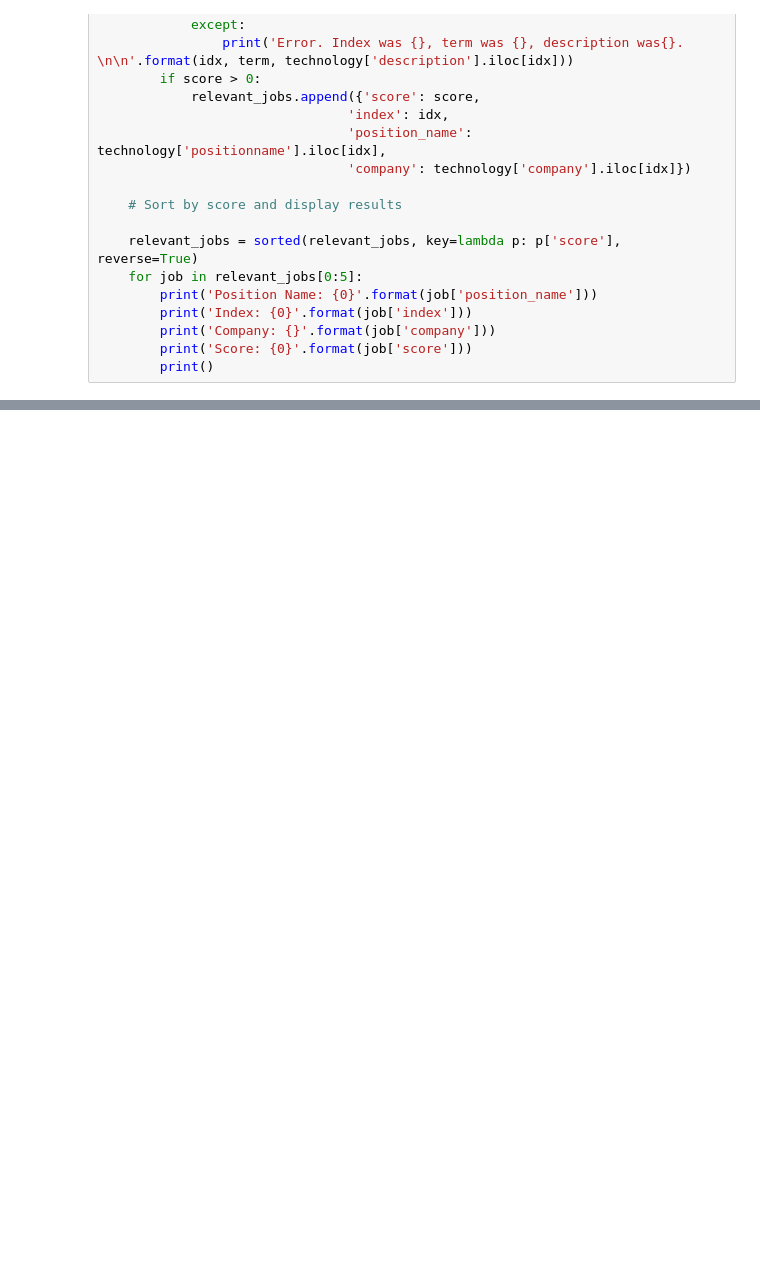
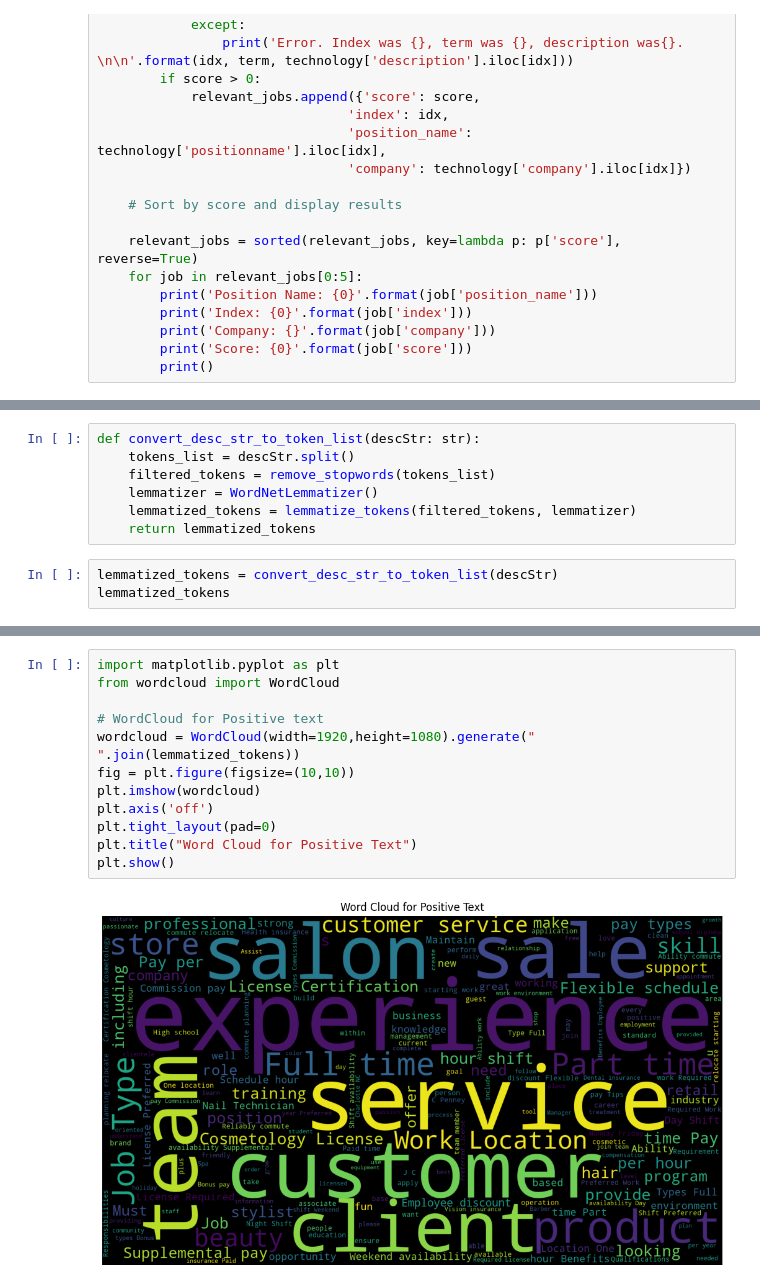
Before and after one commit to ReerandRee/DrexelCiProject, a Jupyter notebook: nlp.ipynb, the cells around one changed output, grey strips where cells are left out. Drawn from its saved outputs; the diff is of its cells as text; blank space fills up the shorter version.

```diff
--- a/nlp.ipynb
+++ b/nlp.ipynb
@@ -274,0 +300,10 @@ from sklearn.feature_extraction.text import CountVectorizer, TfidfTransformer
+# %%
+def convert_desc_str_to_token_list(descStr: str):
+    tokens_list = descStr.split()
+    filtered_tokens = remove_stopwords(tokens_list)
+    lemmatizer = WordNetLemmatizer()
+    lemmatized_tokens = lemmatize_tokens(filtered_tokens, lemmatizer)
+    return lemmatized_tokens
+# %%
+lemmatized_tokens = convert_desc_str_to_token_list(descStr)
+lemmatized_tokens
@@ -274,0 +403,14 @@ from sklearn.feature_extraction.text import CountVectorizer, TfidfTransformer
+# %%
+import matplotlib.pyplot as plt
+from wordcloud import WordCloud
+
+# WordCloud for Positive text
+wordcloud = WordCloud(width=1920,height=1080).generate(" ".join(lemmatized_tokens))
+fig = plt.figure(figsize=(10,10))
+plt.imshow(wordcloud)
+plt.axis('off')
+plt.tight_layout(pad=0)
+plt.title("Word Cloud for Positive Text")
+plt.show()
+# %% [output]
+[figure, added]
```
Also changed, not shown: parts of 23 cells of this notebook.
